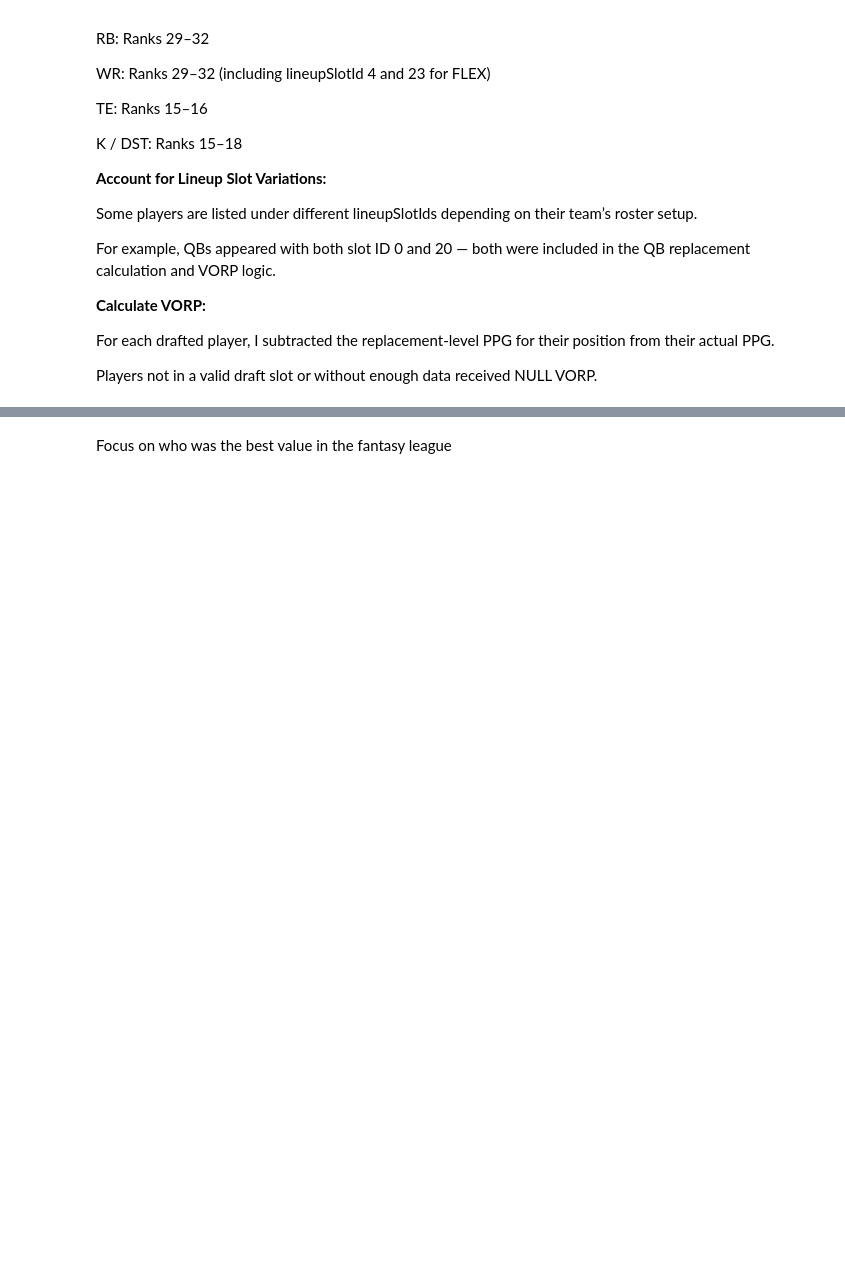
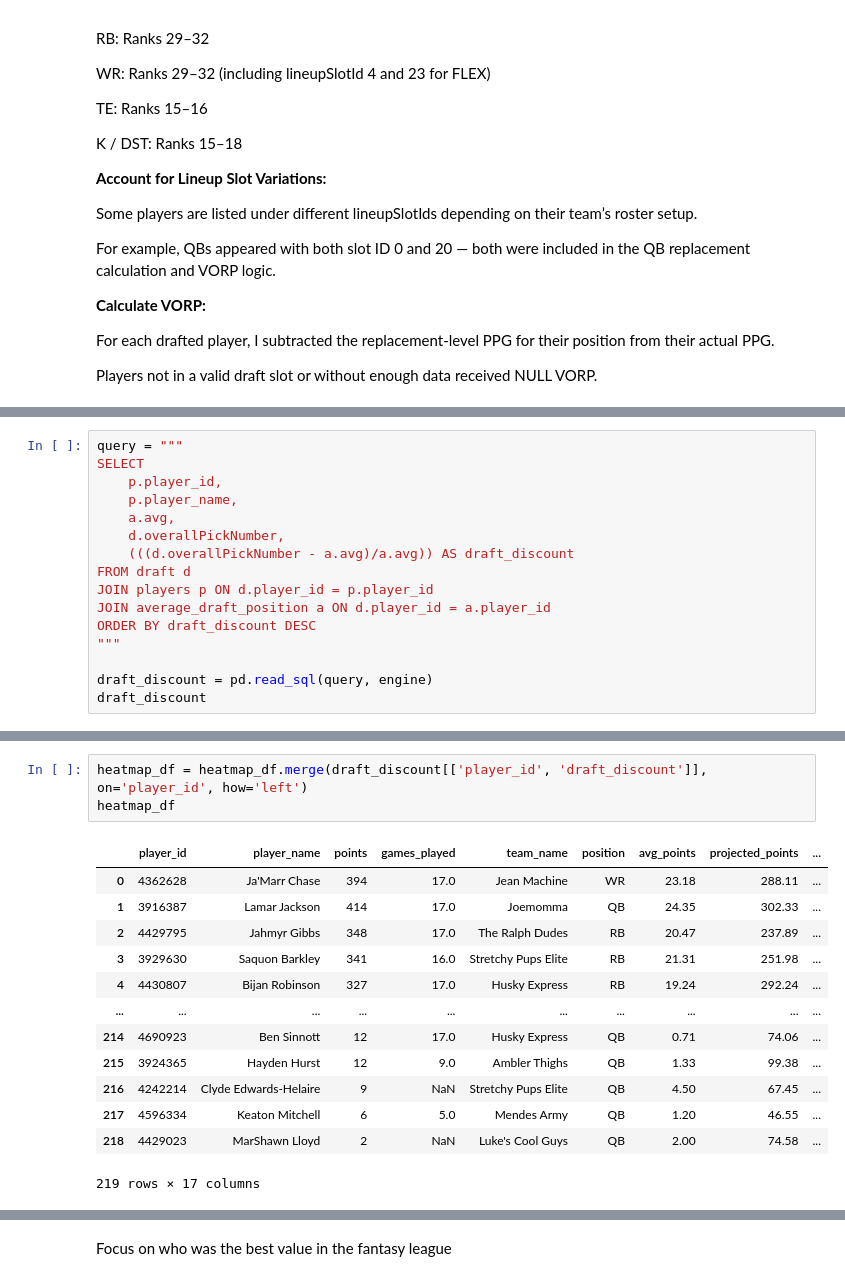
Before and after one commit to justinmck/fantasy-football-draft-toolkit, a Jupyter notebook: notebooks/NB03-analysis.ipynb, the cells around one changed output, grey strips where cells are left out. Saved outputs shown, nothing was run; the diff lists cells and outputs as text; blank space fills up the shorter version.

```diff
--- a/notebooks/NB03-analysis.ipynb
+++ b/notebooks/NB03-analysis.ipynb
@@ -116,0 +231,16 @@ heatmap_df.to_csv("../data/raw/heatmap_df.csv", index=False)
+# %%
+query = """
+SELECT
+    p.player_id,
+    p.player_name,
+    a.avg,
+    d.overallPickNumber,
+    (((d.overallPickNumber - a.avg)/a.avg)) AS draft_discount
+FROM draft d
+JOIN players p ON d.player_id = p.player_id
+JOIN average_draft_position a ON d.player_id = a.player_id
+ORDER BY draft_discount DESC
+"""
+
+draft_discount = pd.read_sql(query, engine)
+draft_discount
@@ -116,0 +261,17 @@ heatmap_df.to_csv("../data/raw/heatmap_df.csv", index=False)
+# %%
+heatmap_df = heatmap_df.merge(draft_discount[['player_id', 'draft_discount']], on='player_id', how='left')
+heatmap_df
+# %% [output]
+|  | player_id | player_name | points | games_played | team_name | position | avg_points | projected_points | ... |
+| 0 | 4362628 | Ja'Marr Chase | 394 | 17.0 | Jean Machine | WR | 23.18 | 288.11 | ... |
+| 1 | 3916387 | Lamar Jackson | 414 | 17.0 | Joemomma | QB | 24.35 | 302.33 | ... |
+| 2 | 4429795 | Jahmyr Gibbs | 348 | 17.0 | The Ralph Dudes | RB | 20.47 | 237.89 | ... |
+| 3 | 3929630 | Saquon Barkley | 341 | 16.0 | Stretchy Pups Elite | RB | 21.31 | 251.98 | ... |
+| 4 | 4430807 | Bijan Robinson | 327 | 17.0 | Husky Express | RB | 19.24 | 292.24 | ... |
+| ... | ... | ... | ... | ... | ... | ... | ... | ... | ... |
+| 214 | 4690923 | Ben Sinnott | 12 | 17.0 | Husky Express | QB | 0.71 | 74.06 | ... |
+| 215 | 3924365 | Hayden Hurst | 12 | 9.0 | Ambler Thighs | QB | 1.33 | 99.38 | ... |
+| 216 | 4242214 | Clyde Edwards-Helaire | 9 | NaN | Stretchy Pups Elite | QB | 4.50 | 67.45 | ... |
+| 217 | 4596334 | Keaton Mitchell | 6 | 5.0 | Mendes Army | QB | 1.20 | 46.55 | ... |
+| 218 | 4429023 | MarShawn Lloyd | 2 | NaN | Luke's Cool Guys | QB | 2.00 | 74.58 | ... |
+219 rows × 17 columns
```
Also changed, not shown: parts of 23 cells of this notebook, 12 other files.
